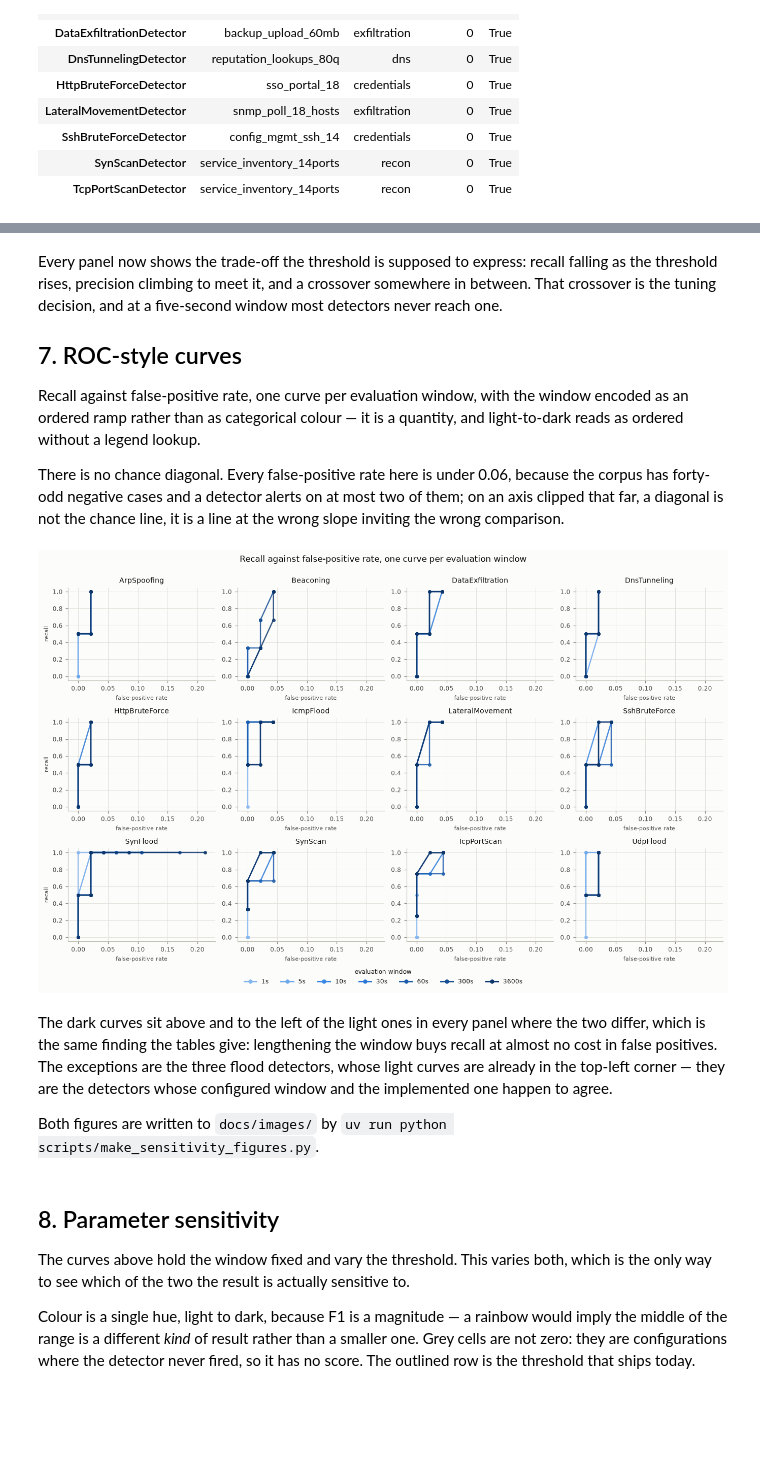
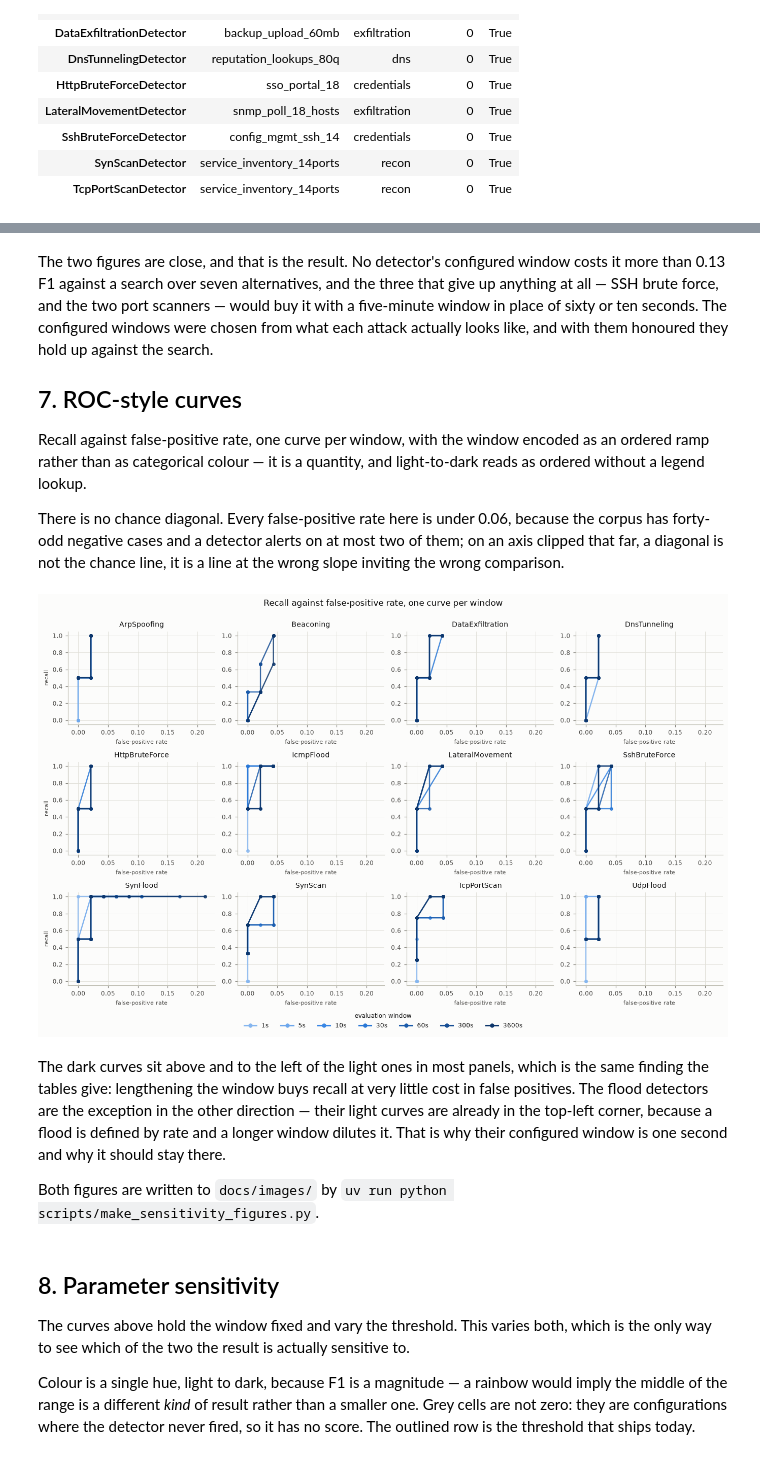
Before and after one commit to YanalSerhan/Network-Intrusion-Detection-System, a Jupyter notebook: notebooks/detection_analysis.ipynb, the cells around one changed output, grey strips where cells are left out. Saved outputs shown, nothing was run; the diff lists cells and outputs as text; code cells hidden in the pictures; blank space fills up the shorter version.

```diff
--- a/notebooks/detection_analysis.ipynb
+++ b/notebooks/detection_analysis.ipynb
@@ -313,13 +369,15 @@ best_curves = precision_recall_grid(
 # %% [markdown]
-Every panel now shows the trade-off the threshold is supposed to express:
-recall falling as the threshold rises, precision climbing to meet it, and a
-crossover somewhere in between. That crossover is the tuning decision, and at a
-five-second window most detectors never reach one.
+The two figures are close, and that is the result. No detector's configured
+window costs it more than 0.13 F1 against a search over seven alternatives,
+and the three that give up anything at all — SSH brute force, and the two port
+scanners — would buy it with a five-minute window in place of sixty or ten
+seconds. The configured windows were chosen from what each attack actually
+looks like, and with them honoured they hold up against the search.
 
 ## 7. ROC-style curves
 
-Recall against false-positive rate, one curve per evaluation window, with the
-window encoded as an ordered ramp rather than as categorical colour — it is a
+Recall against false-positive rate, one curve per window, with the window
+encoded as an ordered ramp rather than as categorical colour — it is a
 quantity, and light-to-dark reads as ordered without a legend lookup.
 
 There is no chance diagonal. Every false-positive rate here is under 0.06,
@@ -327,16 +385,16 @@ because the corpus has forty-odd negative cases and a detector alerts on at
 most two of them; on an axis clipped that far, a diagonal is not the chance
 line, it is a line at the wrong slope inviting the wrong comparison.
 # %%
-roc_curves = roc_grid(metrics, WINDOWS, "Recall against false-positive rate, one curve per evaluation window")
+roc_curves = roc_grid(metrics, WINDOWS, "Recall against false-positive rate, one curve per window")
 # %% [output]
-[figure, old version]
+[figure, new version]
 # %% [markdown]
-The dark curves sit above and to the left of the light ones in every panel
-where the two differ, which is the same finding the tables give: lengthening
-the window buys recall at almost no cost in false positives. The exceptions are
-the three flood detectors, whose light curves are already in the top-left
-corner — they are the detectors whose configured window and the implemented one
-happen to agree.
+The dark curves sit above and to the left of the light ones in most panels,
+which is the same finding the tables give: lengthening the window buys recall
+at very little cost in false positives. The flood detectors are the exception
+in the other direction — their light curves are already in the top-left corner,
+because a flood is defined by rate and a longer window dilutes it. That is why
+their configured window is one second and why it should stay there.
 
 Both figures are written to `docs/images/` by
 `uv run python scripts/make_sensitivity_figures.py`.
```
Also changed, not shown: parts of 26 cells of this notebook, 31 other files.
